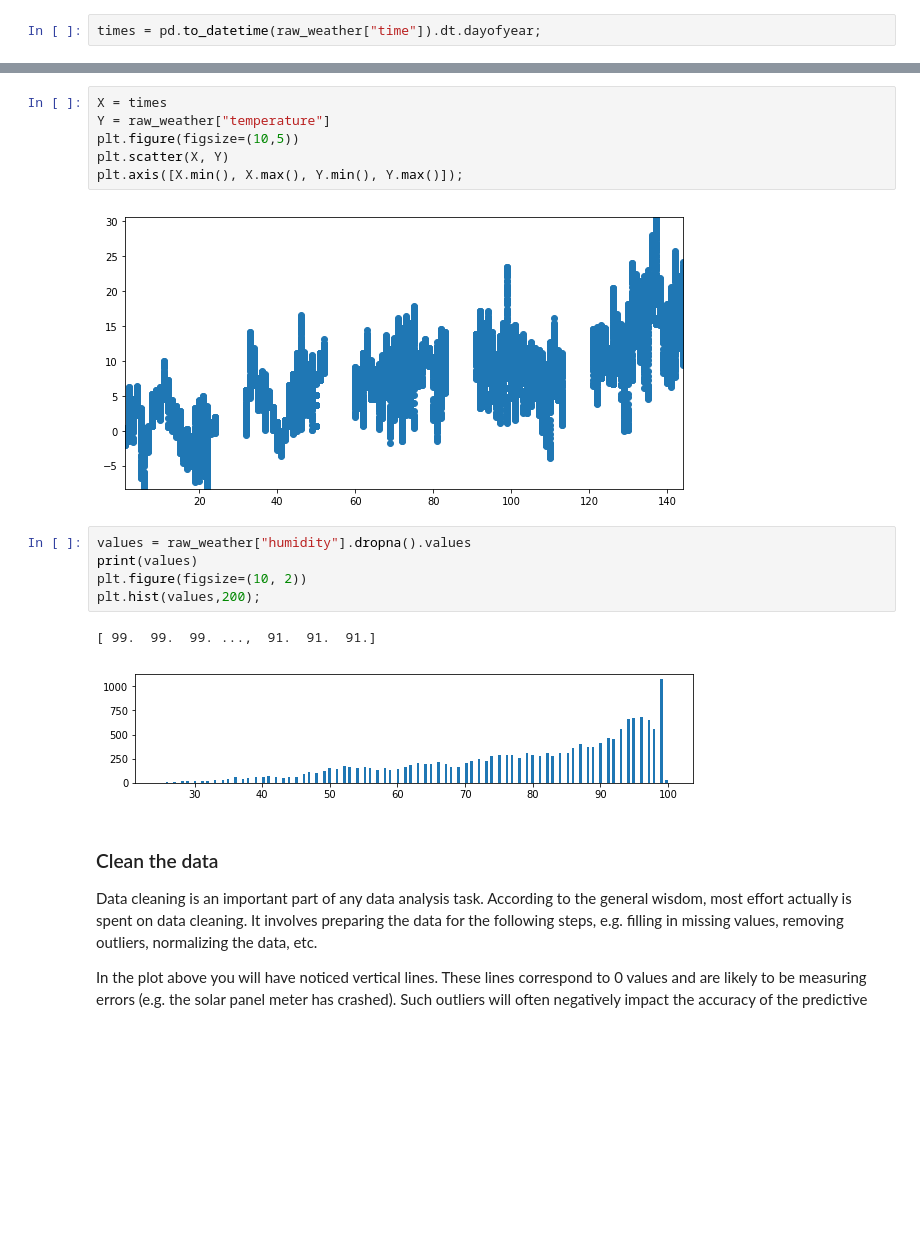
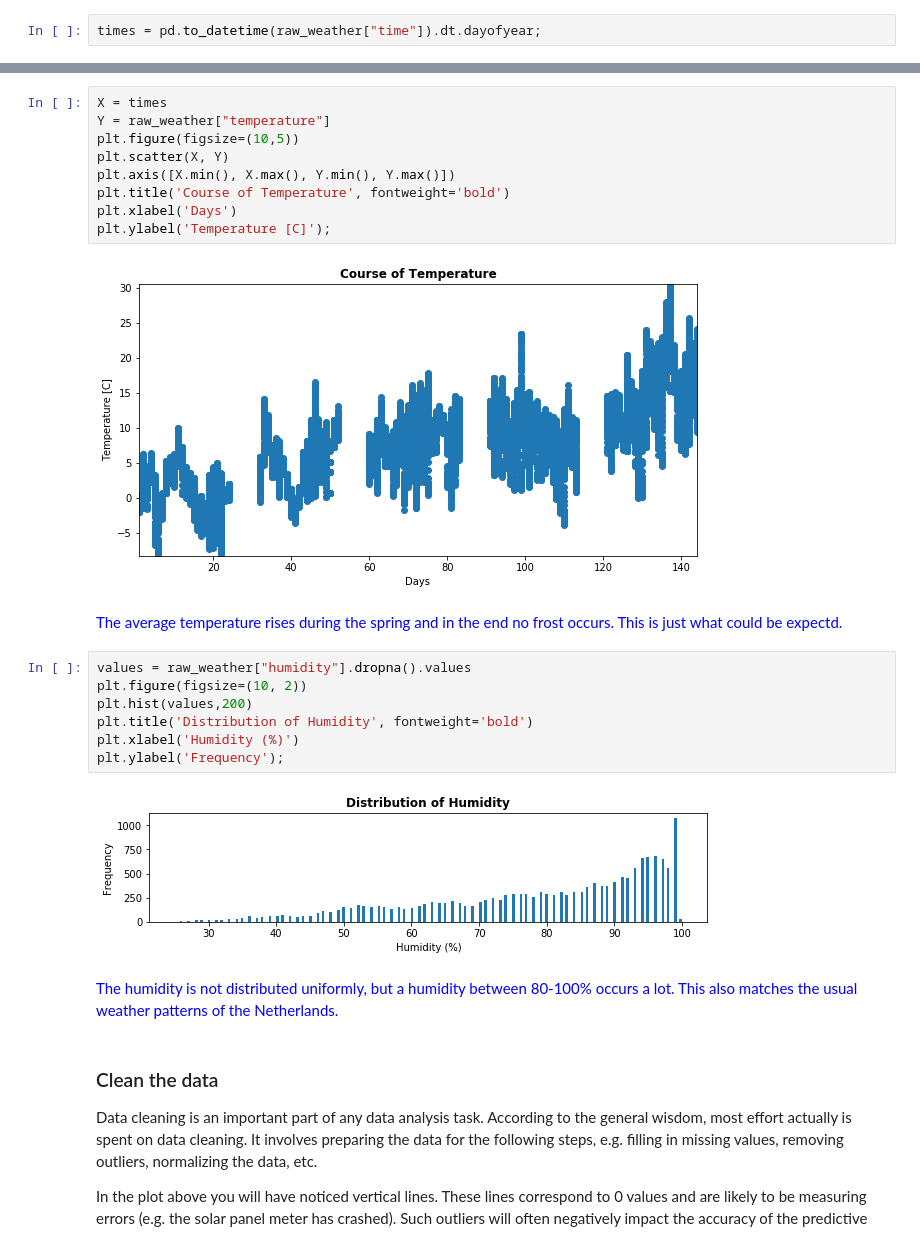
Before and after one commit to Jonuma/IoT_Project, a Jupyter notebook: data/assignment_joao.ipynb, the cells around one changed output, grey strips where cells are left out. Drawn from its saved outputs; the diff is of its cells as text; blank space fills up the shorter version.

```diff
--- a/data/assignment_joao.ipynb
+++ b/data/assignment_joao.ipynb
@@ -173,19 +190,27 @@ plt.axis([X.min(), X.max(), Y.min(), Y.max()]);
 # %%
 X = times
 Y = raw_weather["temperature"]
 plt.figure(figsize=(10,5))
 plt.scatter(X, Y)
-plt.axis([X.min(), X.max(), Y.min(), Y.max()]);
+plt.axis([X.min(), X.max(), Y.min(), Y.max()])
+plt.title('Course of Temperature', fontweight='bold')
+plt.xlabel('Days')
+plt.ylabel('Temperature [C]');
 # %% [output]
-[figure, old version]
+[figure, new version]
+# %% [markdown]
+<font color='blue'>The average temperature rises during the spring and in the end no frost occurs. This is just what could be expectd.</font>
 # %%
 values = raw_weather["humidity"].dropna().values
-print(values)
 plt.figure(figsize=(10, 2))
-plt.hist(values,200);
+plt.hist(values,200)
+plt.title('Distribution of Humidity', fontweight='bold')
+plt.xlabel('Humidity (%)')
+plt.ylabel('Frequency');
 # %% [output]
-[ 99.  99.  99. ...,  91.  91.  91.]
-[figure, old version]
+[figure, new version]
+# %% [markdown]
+<font color='blue'>The humidity is not distributed uniformly, but a humidity between 80-100% occurs a lot. This also matches the usual weather patterns of the Netherlands.</font>
 # %% [markdown]
 ### Clean the data
 
```
Also changed, not shown: parts of 75 cells of this notebook.
